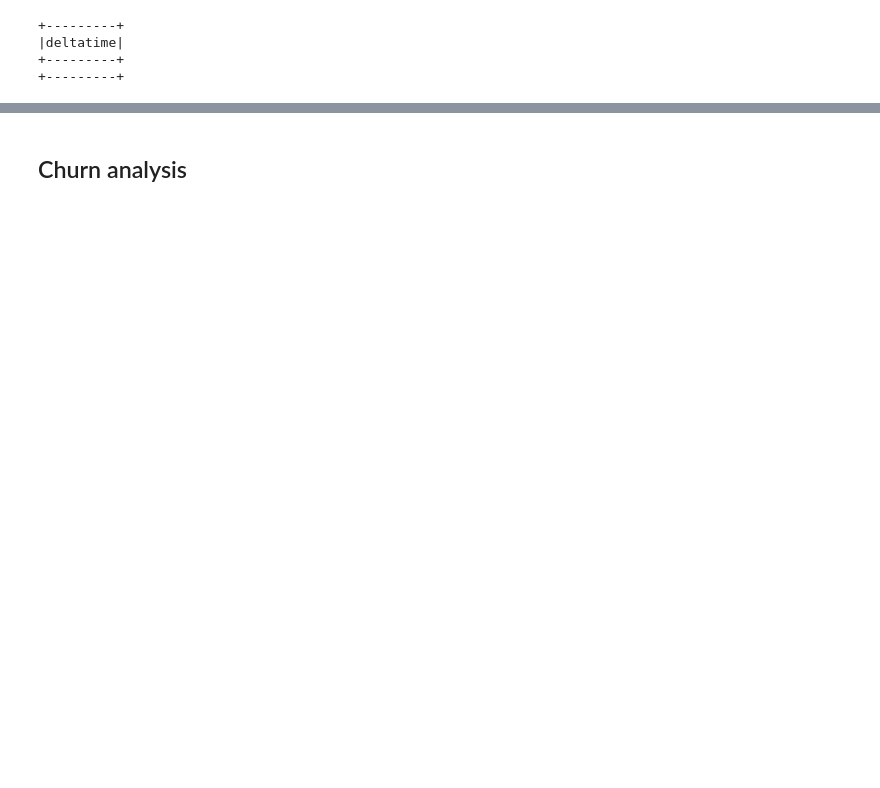
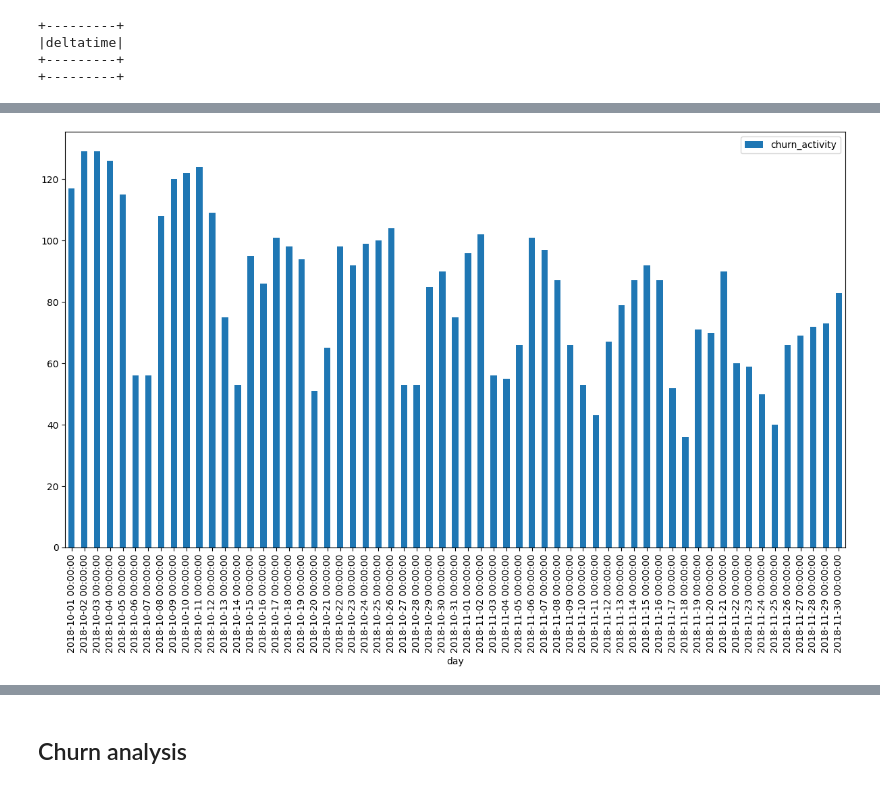
Before and after one commit to bullett445/udacity-sparkify, a Jupyter notebook: Sparkify_Feature_Creation.ipynb, the cells around one changed output, grey strips where cells are left out. Cells and saved outputs as stored; diff of their text form; code cells hidden in the pictures; blank space fills up the shorter version.

```diff
--- a/Sparkify_Feature_Creation.ipynb
+++ b/Sparkify_Feature_Creation.ipynb
@@ -635,0 +667,9 @@ order by count(*) desc
+# %%
+# when do churns happen ?
+churn_activity = spark.sql('''
+select date_trunc('day', from_unixtime(ts / 1000)) as day, count(*) churn_activity
+from dfe
+where page = 'Cancel'
+group by day
+order by day
+''').toPandas().set_index('day')
@@ -635,0 +678,6 @@ order by count(*) desc
+# %%
+
+churn_activity.plot.bar(figsize=(12,8))
+
+%matplot plt
+# %% [output]
@@ -635,0 +685 @@ order by count(*) desc
+[figure, added]
```
Also changed, not shown: parts of 42 cells of this notebook.
